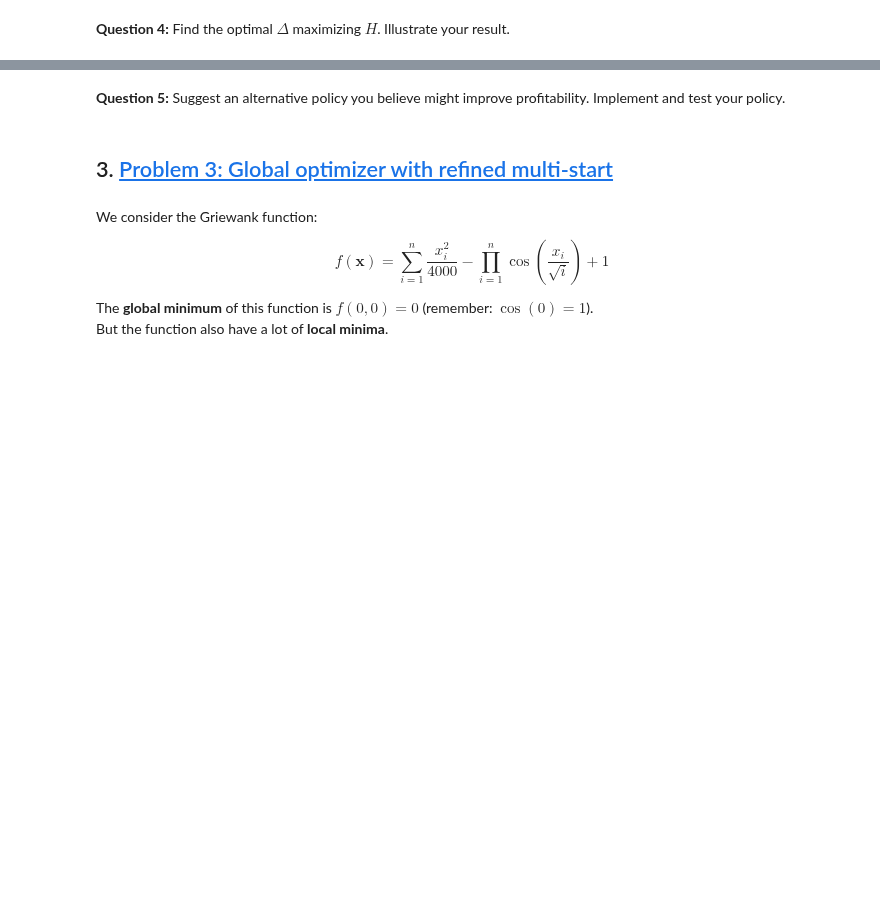
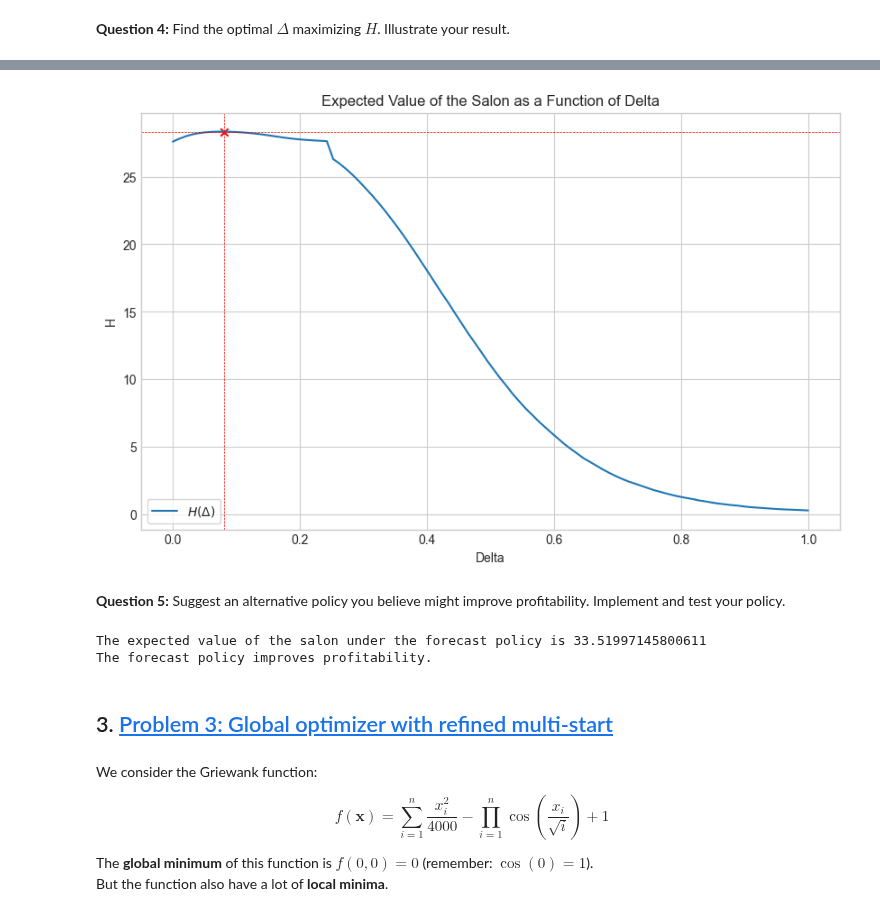
Before and after one commit to NumEconCopenhagen/projects-2023-valros, a Jupyter notebook: examproject/Exam-2023-notebook Valdemar copy.ipynb, the cells around one changed output, grey strips where cells are left out. Drawn from its saved outputs; the diff is of its cells as text; code cells hidden in the pictures; blank space fills up the shorter version.

```diff
--- a/examproject/Exam-2023-notebook Valdemar copy.ipynb
+++ b/examproject/Exam-2023-notebook Valdemar copy.ipynb
@@ -509,3 +660,21 @@ plt.show()
+# %%
+# Plot H as a function of Delta
+plt.figure(figsize=(10, 6))
+plt.plot(Delta_values, H_values, label= r'$H(\Delta)$')
+plt.scatter(optimal_Delta, H_values[optimal_Delta_index], color='red', marker = "x")  # mark the optimal Delta
+plt.axvline(optimal_Delta, color='red', linestyle='--', linewidth = 0.5) # draw a vertical line at the optimal Delta
+
+# plot the horizontal line at value optimal Delta value
+plt.axhline(H_values[optimal_Delta_index], color='red', linestyle='--', linewidth = 0.5)
+
+plt.xlabel('Delta')
+plt.ylabel('H')
+plt.title('Expected Value of the Salon as a Function of Delta')
+plt.legend(frameon = True)
+plt.grid(True)
+plt.show()
+# %% [output]
+[figure, added]
 # %% [markdown]
 
 **Question 5:** Suggest an alternative policy you believe might improve profitability. Implement and test your policy.
@@ -514,3 +681,44 @@ plt.show()
+# %%
+import numpy as np
+
+# Function to calculate the salon's value for a given sequence of shocks, with the new policy
+
+@jit(nopython=True)
+def calculate_value_forecast_policy(kappa, R, eta, w, iota, Delta, T, rho):
+    np.random.seed(2021)
+    l = np.zeros(T)
+    l_star = optimal_l(kappa[0], eta, w)
+    l[0] = l_star if np.abs(l_star - l[0]) > Delta else l[0]
+    value = kappa[0] * l[0]**(1-eta) - w * l[0] - iota * (l[0] != 0)
+    for t in range(1, T-1):  # we can make forecasts up to T-1
+        kappa_forecast = np.exp(rho * np.log(kappa[t]))
+        l_star = optimal_l(kappa_forecast, eta, w)
+        l[t] = l_star if np.abs(l_star - l[t-1]) > Delta else l[t-1]
+        value += R**(-t) * (kappa[t] * l[t]**(1-eta) - w * l[t] - iota * (l[t] != l[t-1]))
+    # for the last period, use the last known kappa
+    l_star = optimal_l(kappa[T-1], eta, w)
+    l[T-1] = l_star if np.abs(l_star - l[T-2]) > Delta else l[T-2]
+    value += R**(-(T-1)) * (kappa[T-1] * l[T-1]**(1-eta) - w * l[T-1] - iota * (l[T-1] != l[T-2]))
+    return value
+
+# Generate K sequences of shocks and calculate the salon's value for each sequence, using the new policy
+values_forecast_policy = np.zeros(K)
+for k in range(K):
+    kappa = generate_shocks(T, rho, sigma_epsilon)
+    values_forecast_policy[k] = calculate_value_forecast_policy(kappa, R, eta, w, iota, optimal_Delta, T, rho)
+
+# The expected value of the salon under the new policy is the average of the calculated values
+H_forecast_policy = values_forecast_policy.mean()
+print(f"The expected value of the salon under the forecast policy is {H_forecast_policy}")
+
+# Check if the new policy improves profitability
+if H_forecast_policy > H_new_policy:
+    print("The forecast policy improves profitability.")
+else:
+    print("The forecast policy does not improve profitability.")
+# %% [output]
+The expected value of the salon under the forecast policy is 33.51997145800611
+The forecast policy improves profitability.
 # %% [markdown]
 ## 3. <a id='toc3_'></a>[Problem 3: Global optimizer with refined multi-start](#toc0_)
 # %% [markdown]
```
Also changed, not shown: parts of 9 cells of this notebook, 1 other file.
